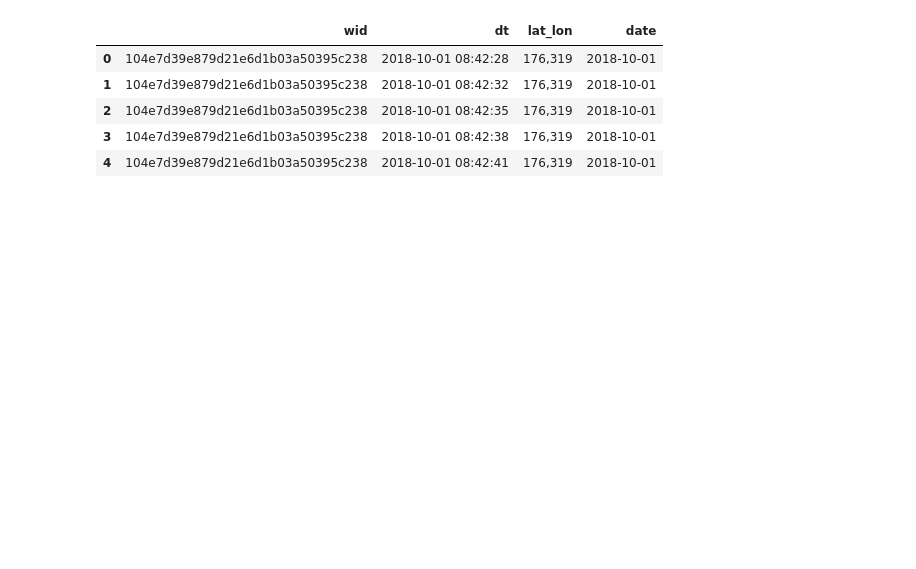
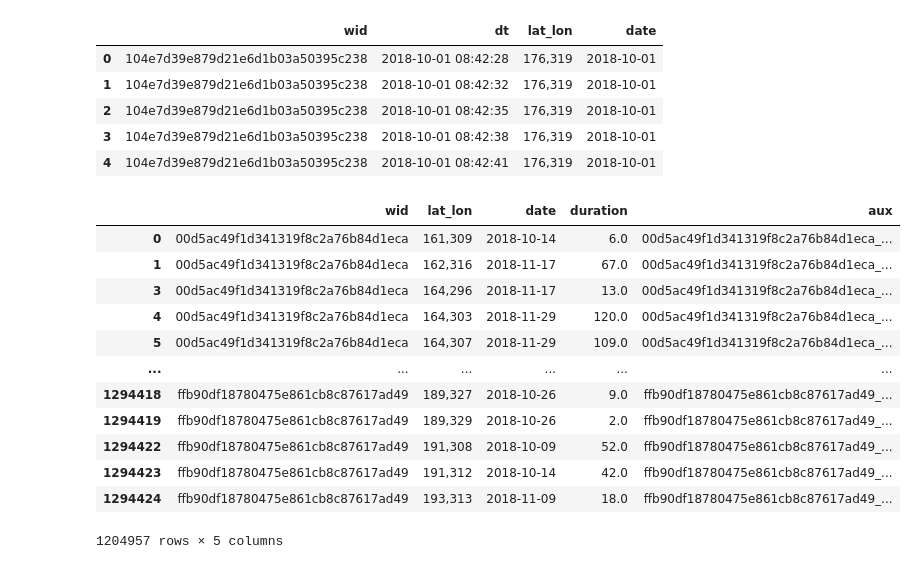
Before and after one commit to DURUII/Gaia-Explorer, a Jupyter notebook: main.ipynb, the cells around one changed output. Saved outputs shown, nothing was run; the diff lists cells and outputs as text; code cells hidden in the pictures; blank space fills up the shorter version.

```diff
--- a/main.ipynb
+++ b/main.ipynb
@@ -407,15 +409,32 @@ df_final.head()
 # %%
 output_grouped_csv = os.path.join(dataset, 'grouped.csv')
 meta = pd.DataFrame({'duration': pd.Series(dtype='float64')})
 def calculate_stay_duration(group):
     group = group.sort_values('dt')
     time_diff = group['dt'].diff().dt.total_seconds()
     duration = time_diff[time_diff <= 15].sum()
     return pd.Series({'duration': duration})
 
 if not os.path.exists(output_grouped_csv):
     grouped = df_final.groupby(['wid', 'lat_lon', 'date'])
     grouped.apply(calculate_stay_duration, meta=meta).reset_index(
         ).to_csv(output_grouped_csv, single_file=True, index=False)
 
-df_grouped = dd.read_csv(output_grouped_csv)
+df_grouped = pd.read_csv(output_grouped_csv)
+df_grouped = df_grouped[df_grouped['duration'] > 0.0]
+df_grouped['aux'] = df_grouped['wid'] + '_' + df_grouped['date']
+df_grouped
+# %% [output]
+|  | wid | lat_lon | date | duration | aux |
+| 0 | 00d5ac49f1d341319f8c2a76b84d1eca | 161,309 | 2018-10-14 | 6.0 | 00d5ac49f1d341319f8c2a76b84d1eca_... |
+| 1 | 00d5ac49f1d341319f8c2a76b84d1eca | 162,316 | 2018-11-17 | 67.0 | 00d5ac49f1d341319f8c2a76b84d1eca_... |
+| 3 | 00d5ac49f1d341319f8c2a76b84d1eca | 164,296 | 2018-11-17 | 13.0 | 00d5ac49f1d341319f8c2a76b84d1eca_... |
+| 4 | 00d5ac49f1d341319f8c2a76b84d1eca | 164,303 | 2018-11-29 | 120.0 | 00d5ac49f1d341319f8c2a76b84d1eca_... |
+| 5 | 00d5ac49f1d341319f8c2a76b84d1eca | 164,307 | 2018-11-29 | 109.0 | 00d5ac49f1d341319f8c2a76b84d1eca_... |
+| ... | ... | ... | ... | ... | ... |
+| 1294418 | ffb90df18780475e861cb8c87617ad49 | 189,327 | 2018-10-26 | 9.0 | ffb90df18780475e861cb8c87617ad49_... |
+| 1294419 | ffb90df18780475e861cb8c87617ad49 | 189,329 | 2018-10-26 | 2.0 | ffb90df18780475e861cb8c87617ad49_... |
+| 1294422 | ffb90df18780475e861cb8c87617ad49 | 191,308 | 2018-10-09 | 52.0 | ffb90df18780475e861cb8c87617ad49_... |
+| 1294423 | ffb90df18780475e861cb8c87617ad49 | 191,312 | 2018-10-14 | 42.0 | ffb90df18780475e861cb8c87617ad49_... |
+| 1294424 | ffb90df18780475e861cb8c87617ad49 | 193,313 | 2018-11-09 | 18.0 | ffb90df18780475e861cb8c87617ad49_... |
+1204957 rows × 5 columns
```
Also changed, not shown: parts of 11 cells of this notebook.
